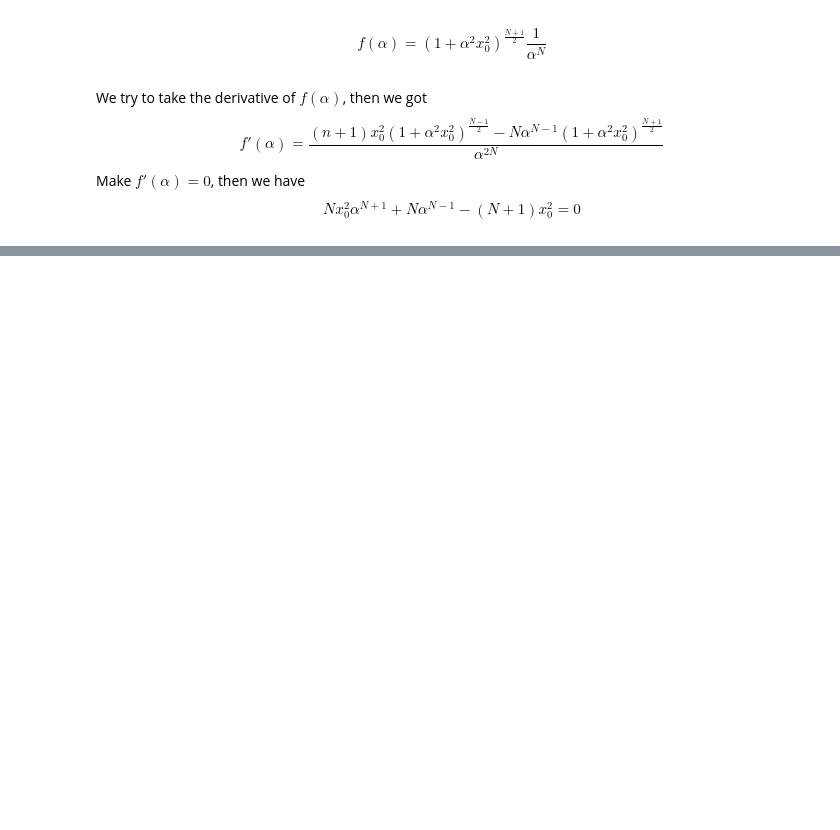
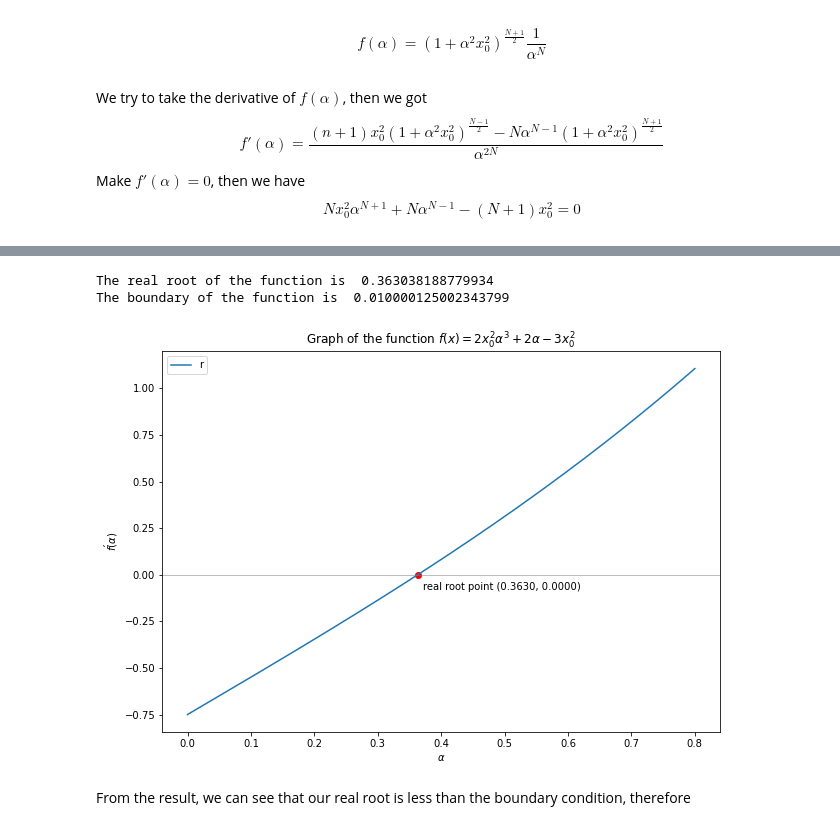
Before and after one commit to yubocai-poly/Reachability-Problem-of-ODE, a Jupyter notebook: Reachability/evaluation/Quadra_exmaple/numerical_optimi.ipynb, the cells around one changed output, grey strips where cells are left out. Saved outputs shown, nothing was run; the diff lists cells and outputs as text; code cells hidden in the pictures; blank space fills up the shorter version.

```diff
--- a/Reachability/evaluation/Quadra_exmaple/numerical_optimi.ipynb
+++ b/Reachability/evaluation/Quadra_exmaple/numerical_optimi.ipynb
@@ -48,0 +57,9 @@ for i in range(1, 10):
+# %%
+def f_deriv(x, x0=0.1, N=4):
+    part1 = N * x0 ** 2 * x ** (N + 1)
+    part2 = N * x ** (N - 1)
+    part3 = (N + 1) * x0 ** 2
+    return part1 + part2 - part3
+
+def bourdary(x0, a):
+    return (2 * a * x0) / sqrt(1 - 4 * a ** 2 * x0 ** 4)
@@ -49,2 +77,37 @@ for i in range(1, 10):
+# %%
+def solve_equation(x0):
+    alpha = sympy.Symbol('alpha')
+    eq = 2*x0**2*alpha**3 + 2*alpha - 3*x0**2
+    sol = sympy.solve(eq, alpha)
+    return sol
+
+x0 = 0.5
+alpha = solve_equation(x0)
+print('The real root of the function is ', alpha[0]) # the real root
+print('The boundary of the function is ', bourdary(x0, a=0.01)) # the boundary
+
+x = np.linspace(0, 0.8, 1000)
+y = f_deriv(x, x0=x0, N=2)
+
+plt.figure(figsize=(10, 7))
+plt.plot(x, y, label='r')
+plt.title(r'Graph of the function $f(x)=2x_{0}^{2}\alpha^{3} +2\alpha - 3x_{0}^{2}$')
+plt.axhline(y=0, color='gray', linewidth=0.5)
+plt.xlabel(r'$\alpha$')
+plt.ylabel(r'$f\'(\alpha)$')
+point = (alpha[0], 0)
+
+# Add scatter and annotation
+plt.scatter(point[0], point[1], color='red')
+plt.annotate(f'real root point ({point[0]:.4f}, {point[1]:.4f})', xy=point, xytext=(5, -15), textcoords='offset points')
+
+plt.legend()
+plt.show()
+# %% [output]
+The real root of the function is  0.363038188779934
+The boundary of the function is  0.010000125002343799
+[figure, added]
+# %% [markdown]
+From the result, we can see that our real root is less than the boundary condition, therefore
 # %%
 x = x = np.linspace(0.01, 6, 600)
```
Also changed, not shown: parts of 6 cells of this notebook, 1 other file.
